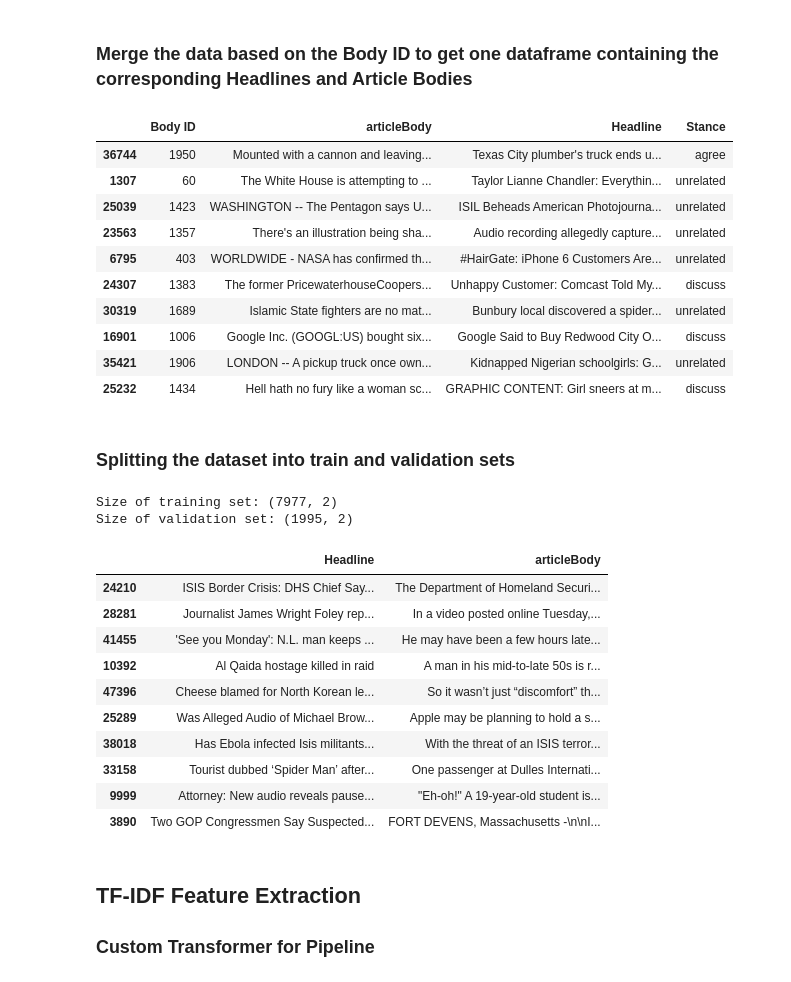
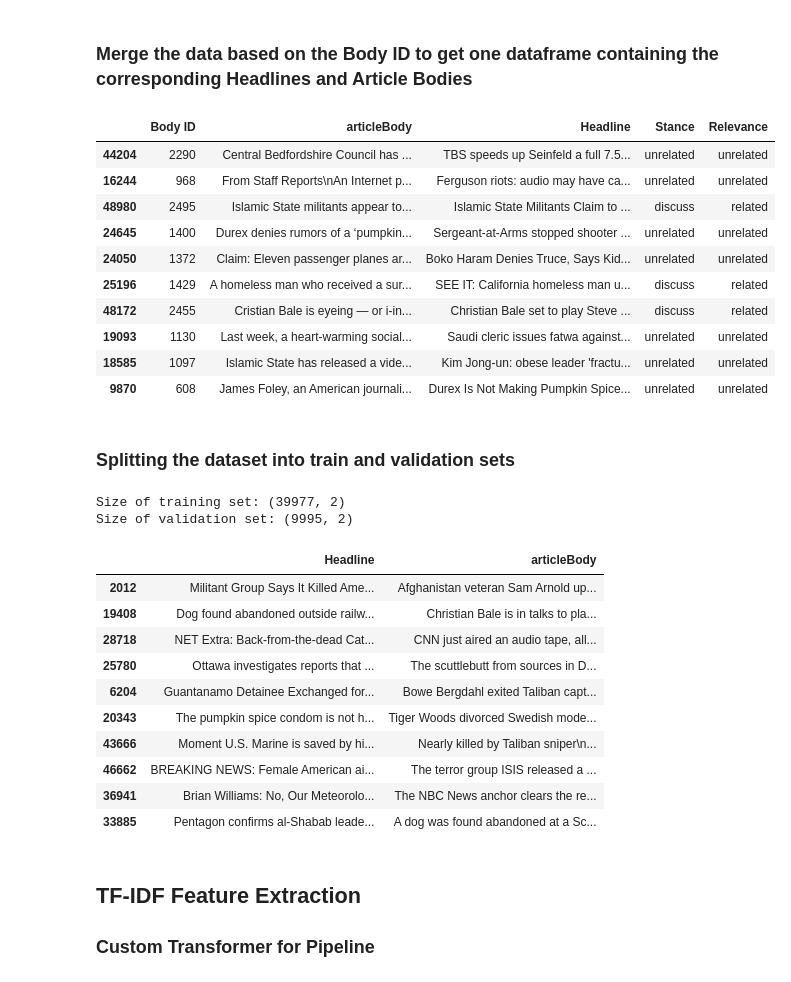
Before and after one commit to FaiZaman/Fake-News-Detection-with-Natural-Language-Processing, a Jupyter notebook: Fake_News_Challenge_Classifier.ipynb, the cells around one changed output. Drawn from its saved outputs; the diff is of its cells as text; code cells hidden in the pictures.

Commit message:
Ran gridsearch with SVM on data for good results

```diff
--- a/Fake_News_Challenge_Classifier.ipynb
+++ b/Fake_News_Challenge_Classifier.ipynb
@@ -51,28 +51,31 @@ body_data.sample(10)
 # %%
 total_data = pd.merge(body_data, stance_data, on='Body ID')
 
-remove_n = 40000
+# randomly drop rows to improve performance on SVM
+remove_n = 0
 drop_indices = np.random.choice(total_data.index, remove_n, replace=False)
 total_data = total_data.drop(drop_indices)
 
+# add relevance column
+total_data['Relevance'] = np.where(total_data['Stance'] == 'unrelated', 'unrelated', 'related')
 total_data.sample(10)
 # %% [output]
-|  | Body ID | articleBody | Headline | Stance |
-| 36744 | 1950 | Mounted with a cannon and leaving... | Texas City plumber's truck ends u... | agree |
-| 1307 | 60 | The White House is attempting to ... | Taylor Lianne Chandler: Everythin... | unrelated |
-| 25039 | 1423 | WASHINGTON -- The Pentagon says U... | ISIL Beheads American Photojourna... | unrelated |
-| 23563 | 1357 | There's an illustration being sha... | Audio recording allegedly capture... | unrelated |
-| 6795 | 403 | WORLDWIDE - NASA has confirmed th... | #HairGate: iPhone 6 Customers Are... | unrelated |
-| 24307 | 1383 | The former PricewaterhouseCoopers... | Unhappy Customer: Comcast Told My... | discuss |
-| 30319 | 1689 | Islamic State fighters are no mat... | Bunbury local discovered a spider... | unrelated |
-| 16901 | 1006 | Google Inc. (GOOGL:US) bought six... | Google Said to Buy Redwood City O... | discuss |
-| 35421 | 1906 | LONDON -- A pickup truck once own... | Kidnapped Nigerian schoolgirls: G... | unrelated |
-| 25232 | 1434 | Hell hath no fury like a woman sc... | GRAPHIC CONTENT: Girl sneers at m... | discuss |
+|  | Body ID | articleBody | Headline | Stance | Relevance |
+| 44204 | 2290 | Central Bedfordshire Council has ... | TBS speeds up Seinfeld a full 7.5... | unrelated | unrelated |
+| 16244 | 968 | From Staff Reports\nAn Internet p... | Ferguson riots: audio may have ca... | unrelated | unrelated |
+| 48980 | 2495 | Islamic State militants appear to... | Islamic State Militants Claim to ... | discuss | related |
+| 24645 | 1400 | Durex denies rumors of a ‘pumpkin... | Sergeant-at-Arms stopped shooter ... | unrelated | unrelated |
+| 24050 | 1372 | Claim: Eleven passenger planes ar... | Boko Haram Denies Truce, Says Kid... | unrelated | unrelated |
+| 25196 | 1429 | A homeless man who received a sur... | SEE IT: California homeless man u... | discuss | related |
+| 48172 | 2455 | Cristian Bale is eyeing — or i-in... | Christian Bale set to play Steve ... | discuss | related |
+| 19093 | 1130 | Last week, a heart-warming social... | Saudi cleric issues fatwa against... | unrelated | unrelated |
+| 18585 | 1097 | Islamic State has released a vide... | Kim Jong-un: obese leader 'fractu... | unrelated | unrelated |
+| 9870 | 608 | James Foley, an American journali... | Durex Is Not Making Pumpkin Spice... | unrelated | unrelated |
 # %% [markdown]
 ### Splitting the dataset into train and validation sets
 # %%
 input_columns = total_data[['Headline', 'articleBody']]
-target = 'Stance'
+target = 'Relevance'
 X_train, X_val, y_train, y_val = train_test_split(input_columns, total_data[target].values , test_size=0.20, random_state=0)
 
 # check the size of our datasets
@@ -81,19 +84,19 @@ print('Size of validation set:', X_val.shape)
 
 X_train.sample(10)
 # %% [output]
-Size of training set: (7977, 2)
-Size of validation set: (1995, 2)
+Size of training set: (39977, 2)
+Size of validation set: (9995, 2)
 |  | Headline | articleBody |
-| 24210 | ISIS Border Crisis: DHS Chief Say... | The Department of Homeland Securi... |
-| 28281 | Journalist James Wright Foley rep... | In a video posted online Tuesday,... |
-| 41455 | 'See you Monday': N.L. man keeps ... | He may have been a few hours late... |
-| 10392 | Al Qaida hostage killed in raid | A man in his mid-to-late 50s is r... |
-| 47396 | Cheese blamed for North Korean le... | So it wasn’t just “discomfort” th... |
-| 25289 | Was Alleged Audio of Michael Brow... | Apple may be planning to hold a s... |
-| 38018 | Has Ebola infected Isis militants... | With the threat of an ISIS terror... |
-| 33158 | Tourist dubbed ‘Spider Man’ after... | One passenger at Dulles Internati... |
-| 9999 | Attorney: New audio reveals pause... | "Eh-oh!" A 19-year-old student is... |
-| 3890 | Two GOP Congressmen Say Suspected... | FORT DEVENS, Massachusetts -\n\nI... |
+| 2012 | Militant Group Says It Killed Ame... | Afghanistan veteran Sam Arnold up... |
+| 19408 | Dog found abandoned outside railw... | Christian Bale is in talks to pla... |
+| 28718 | NET Extra: Back-from-the-dead Cat... | CNN just aired an audio tape, all... |
+| 25780 | Ottawa investigates reports that ... | The scuttlebutt from sources in D... |
+| 6204 | Guantanamo Detainee Exchanged for... | Bowe Bergdahl exited Taliban capt... |
+| 20343 | The pumpkin spice condom is not h... | Tiger Woods divorced Swedish mode... |
+| 43666 | Moment U.S. Marine is saved by hi... | Nearly killed by Taliban sniper\n... |
+| 46662 | BREAKING NEWS: Female American ai... | The terror group ISIS released a ... |
+| 36941 | Brian Williams: No, Our Meteorolo... | The NBC News anchor clears the re... |
+| 33885 | Pentagon confirms al-Shabab leade... | A dog was found abandoned at a Sc... |
 # %% [markdown]
 ## TF-IDF Feature Extraction
 ### Custom Transformer for Pipeline
```
Also changed, not shown: parts of 8 cells of this notebook.
